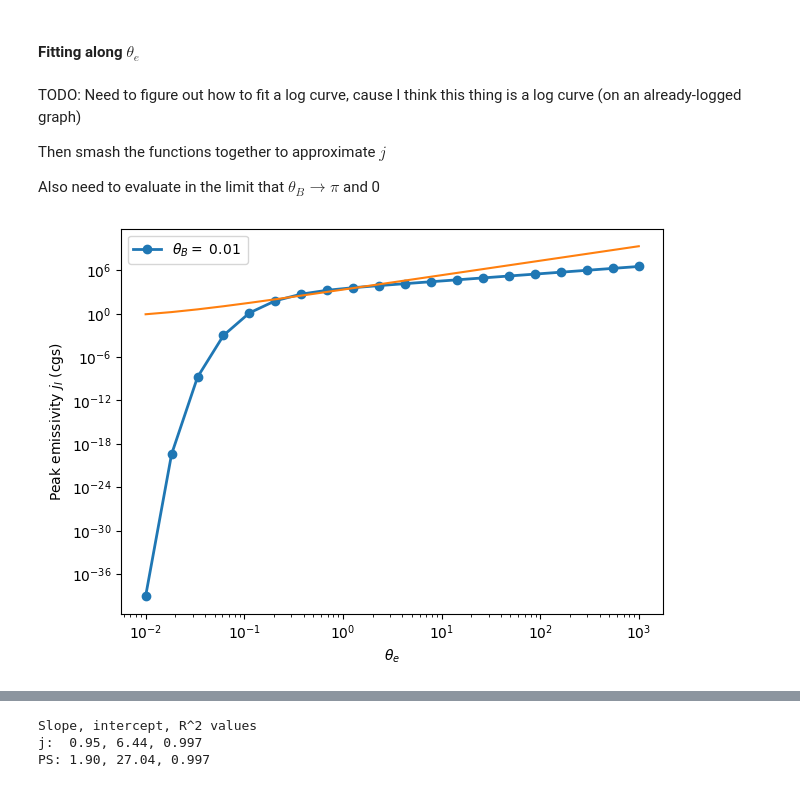
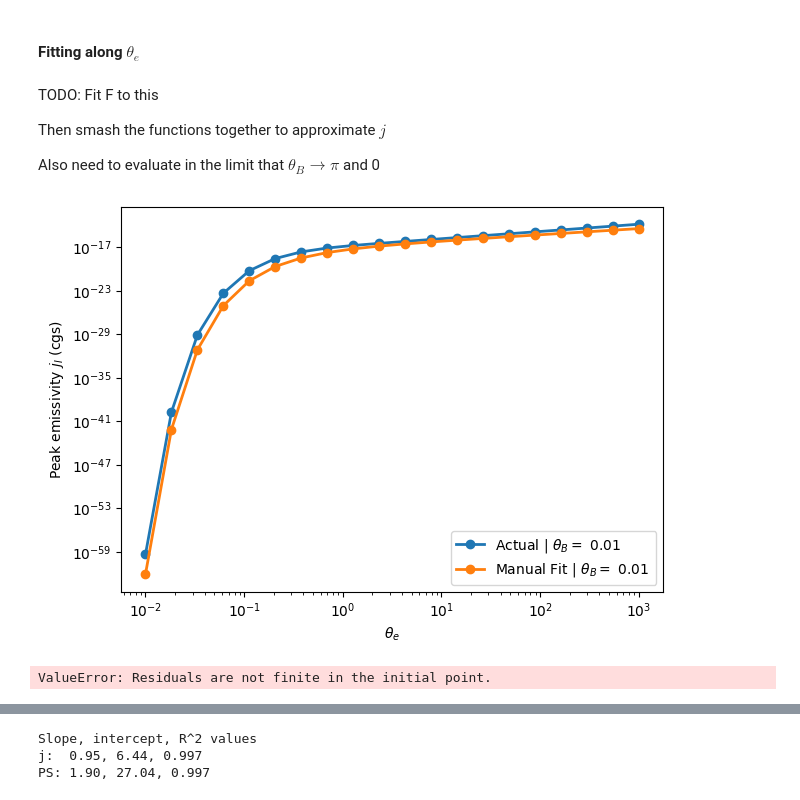
Before and after one commit to Aaron-Barrios/Aperture4, a Jupyter notebook: problems/gr_2d_kerr_schild/analysis_folder/access_data.ipynb, the cells around one changed output, grey strips where cells are left out. Saved outputs shown, nothing was run; the diff lists cells and outputs as text; code cells hidden in the pictures.

```diff
--- a/problems/gr_2d_kerr_schild/analysis_folder/access_data.ipynb
+++ b/problems/gr_2d_kerr_schild/analysis_folder/access_data.ipynb
@@ -514,5 +514,5 @@ Peak Value (cgs): 2.759127e+06, 1.120381e+27
 # %%
-def returnPeaks(theta_e, theta_Bs, get_pos):
+def returnPeaks(theta_e, theta_Bs, get_pos=False):
     ii_spline = build_ii_cache(theta_e)
 
     j_peaks = np.empty_like(theta_Bs)
@@ -662,19 +663,40 @@ plt.legend(); plt.show()
 # %% [markdown]
 #### Fitting along $\theta_e$
 # %% [markdown]
-TODO: Need to figure out how to fit a log curve, cause I think this thing is a log curve (on an already-logged graph)
-
+TODO: Fit F to this
 
 Then smash the functions together to approximate $j$
 
 Also need to evaluate in the limit that $\theta_B \to \pi$ and 0
+# %%
+from scipy.optimize import curve_fit
+def emis_model(th_e, A, C, delta, gam):
+    return A*(th_e)**delta * np.exp(-C/((th_e)**gam))
+
+def get_log_fit(data, ind_var, init_guess=[1e-17, 1., 0.85e0, 1.]):
+    y_data = np.log10(data)
+    x_data = np.log10(ind_var)
+    # x_data is log10(theta_e); exponentiate before passing to emis_model
+    y_func = lambda log_th_e, A, C, delta, gam: np.log10(emis_model(10**log_th_e, A, C, delta, gam))
+    popt, pcov = curve_fit(y_func, x_data, y_data, p0=init_guess, bounds=(0., np.inf))
+    return popt, np.sqrt(np.diag(pcov))
 # %%
 #Flipped plot
 plt.figure(figsize=(7, 5))
-plt.plot(theta_es, peakPeaksPFlipped[0][0], lw=2, label=fr"$\theta_B =$ {theta_Bs[0]:.2f} ", marker="o")
-plt.plot(theta_es, 20*theta_e**(-2) * (1 + theta_es/theta_Bs[0])**(2))
+plt.plot(theta_es, peakPeaksPFlipped[0][0], lw=2, label=fr"Actual | $\theta_B =$ {theta_Bs[0]:.2f} ", marker="o")
+A = 1e-17; C = 0.85; delta = 1.; gam = 1.
+plt.plot(theta_es, emis_model(theta_es, A, C, delta, gam), lw=2, label=fr"Manual Fit | $\theta_B =$ {theta_Bs[0]:.2f} ", marker="o")
+
 plt.yscale('log'); plt.xscale('log')
 plt.xlabel(r"$\theta_e$"); plt.ylabel(fr'Peak emissivity $j_I$ (cgs)')
 plt.legend(); plt.show()
 # %% [output]
-[figure, old version]
+[figure, new version]
+# %%
+popt, errs = get_log_fit(peakPeaksPFlipped[0][0], theta_es)
+A_fit, C_fit, delta_fit, gam_fit = popt
+print(f"Function: A * theta_e^delta * e^(-C / theta_e^gamma)")
+print(f"Manual Guess: A={A:.2e}, delta={delta:.2f}, C={C:.2f}, gam={gam:.2f}")
+print(f"Curve Fit:    A={A_fit:.2e}, delta={delta_fit:.2f}, C={C_fit:.2f}, gam={gam_fit:.2f}")
+# %% [output]
+ValueError: Residuals are not finite in the initial point.
```
Also changed, not shown: parts of 10 cells of this notebook, 2 other files.
